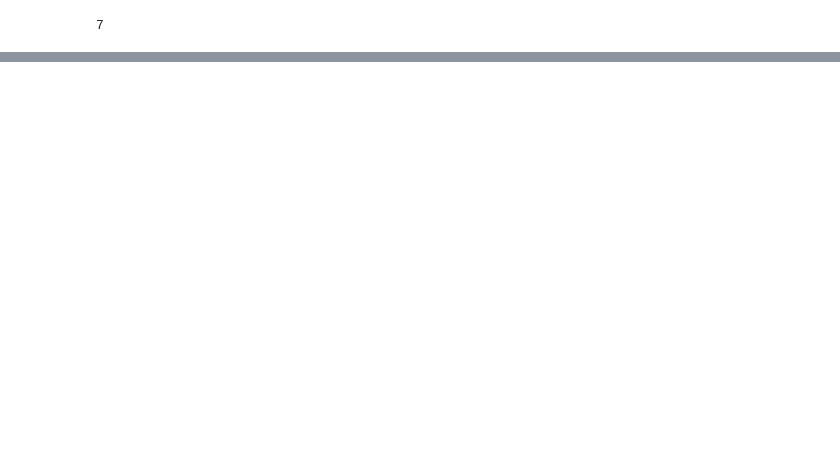
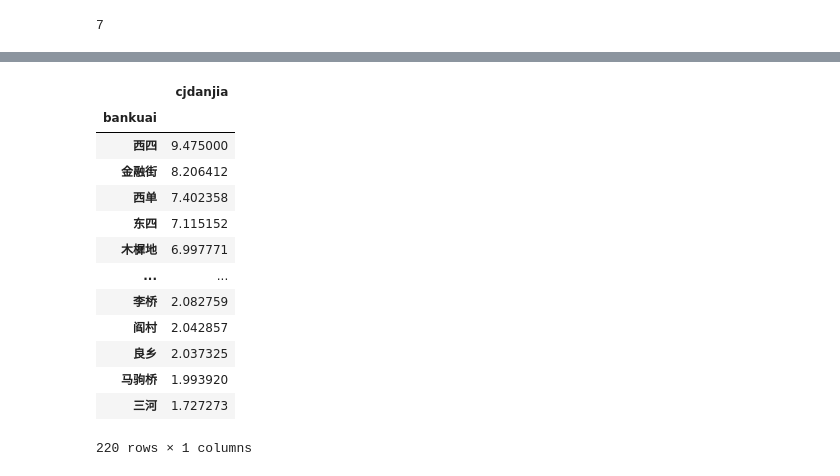
Before and after one commit to Rephilo/dataAnalysisCourse, a Jupyter notebook: course/ch.7/lianjia.ipynb, the cells around one changed output, grey strips where cells are left out. Cells and saved outputs as stored; diff of their text form; code cells hidden in the pictures; blank space fills up the shorter version.

```diff
--- a/course/ch.7/lianjia.ipynb
+++ b/course/ch.7/lianjia.ipynb
@@ -29,0 +115,19 @@ data.head()
+# %%
+data_1 = data.groupby('bankuai')[['cjdanjia']].mean()
+# %%
+data_1.sort_values(by='cjdanjia', ascending=False)
+# %% [output]
+|  | cjdanjia |
+| bankuai |  |
+| 西四 | 9.475000 |
+| 金融街 | 8.206412 |
+| 西单 | 7.402358 |
+| 东四 | 7.115152 |
+| 木樨地 | 6.997771 |
+| ... | ... |
+| 李桥 | 2.082759 |
+| 阎村 | 2.042857 |
+| 良乡 | 2.037325 |
+| 马驹桥 | 1.993920 |
+| 三河 | 1.727273 |
+220 rows × 1 columns
```
Also changed, not shown: parts of 16 cells of this notebook.
